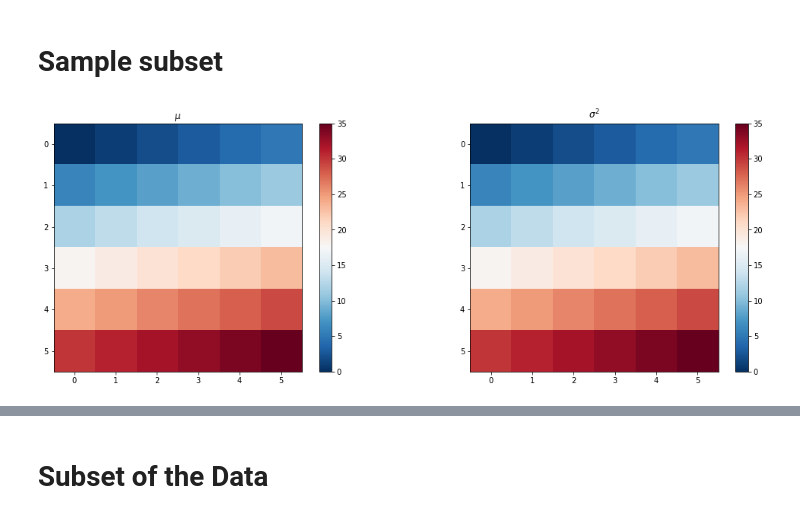
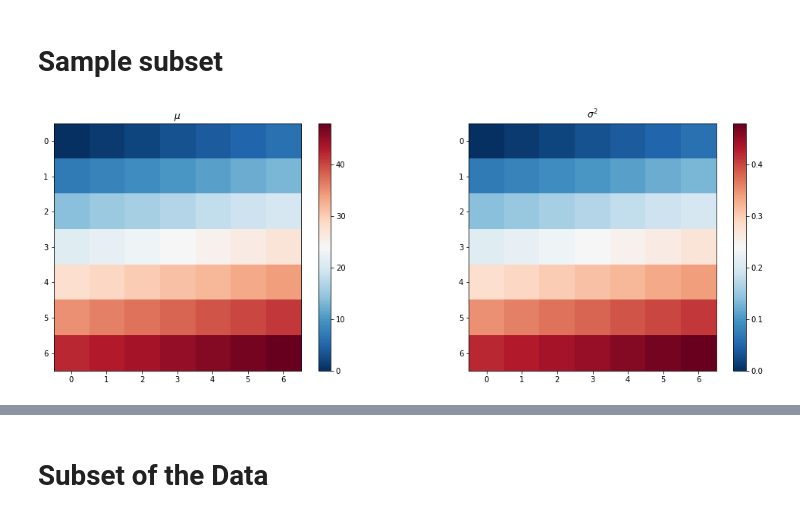
Before and after one commit to leonharv/uncertainty-vis, a Jupyter notebook: Experiments/interpolation/weather/kriging.ipynb, the cells around one changed output, grey strips where cells are left out. Drawn from its saved outputs; the diff is of its cells as text; code cells hidden in the pictures.

```diff
--- a/Experiments/interpolation/weather/kriging.ipynb
+++ b/Experiments/interpolation/weather/kriging.ipynb
@@ -287,20 +260,20 @@ plt.show()
 # %% [markdown]
 # Sample subset
 # %%
-mean_subset = np.arange(6*6).reshape((6,6))
-var_subset = np.arange(6*6).reshape((6,6))
+mean_subset = np.arange(7*7).reshape((7,7))
+var_subset = np.arange(7*7).reshape((7,7)) * 1e-2
 
 plt.figure(figsize=(18,6))
 plt.subplot(1,2,1)
 plt.title(r'$\mu$')
 plt.imshow(mean_subset, cmap='RdBu_r')
 plt.colorbar()
 
 plt.subplot(1,2,2)
 plt.title(r'$\sigma^2$')
 plt.imshow(var_subset, cmap='RdBu_r')
 plt.colorbar()
 
 plt.show()
 # %% [output]
-[figure, old version]
+[figure, new version]
```
Also changed, not shown: parts of 18 cells of this notebook, 18 other files.
